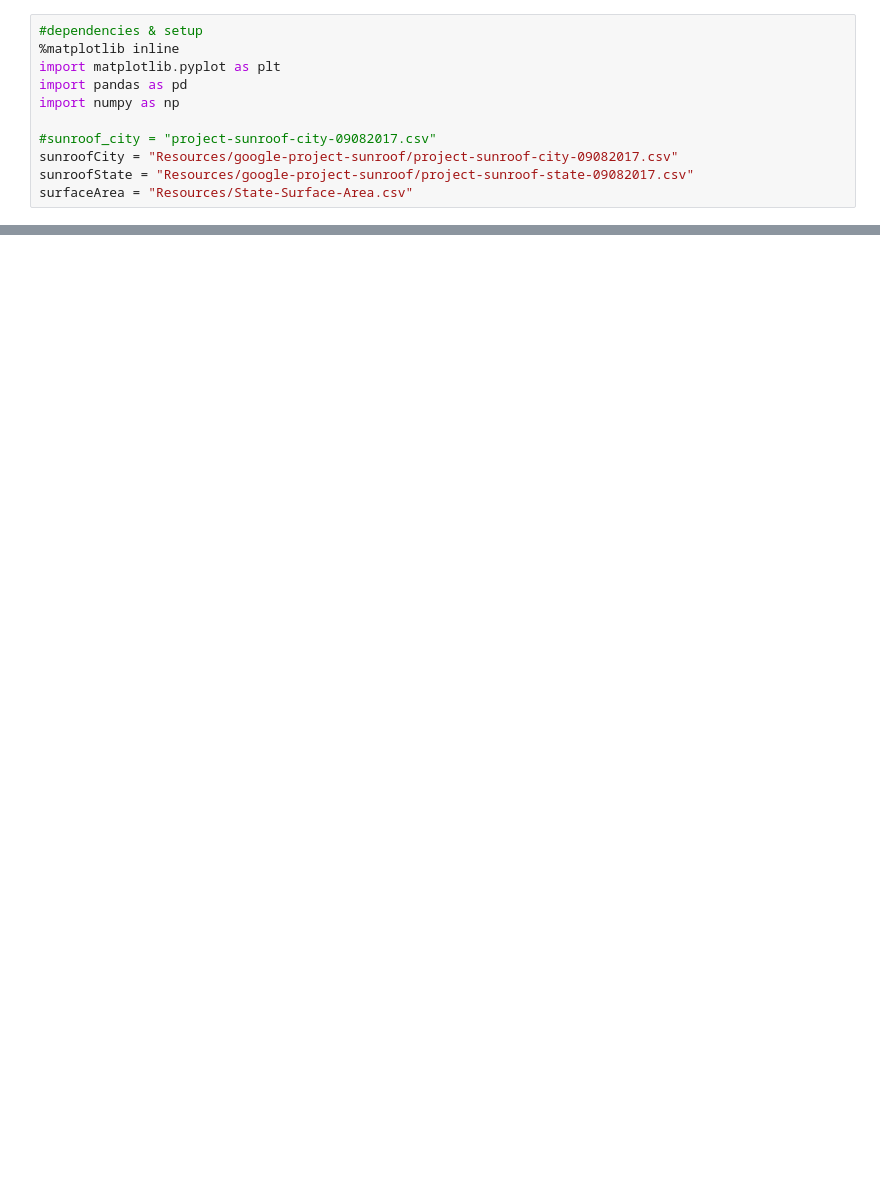
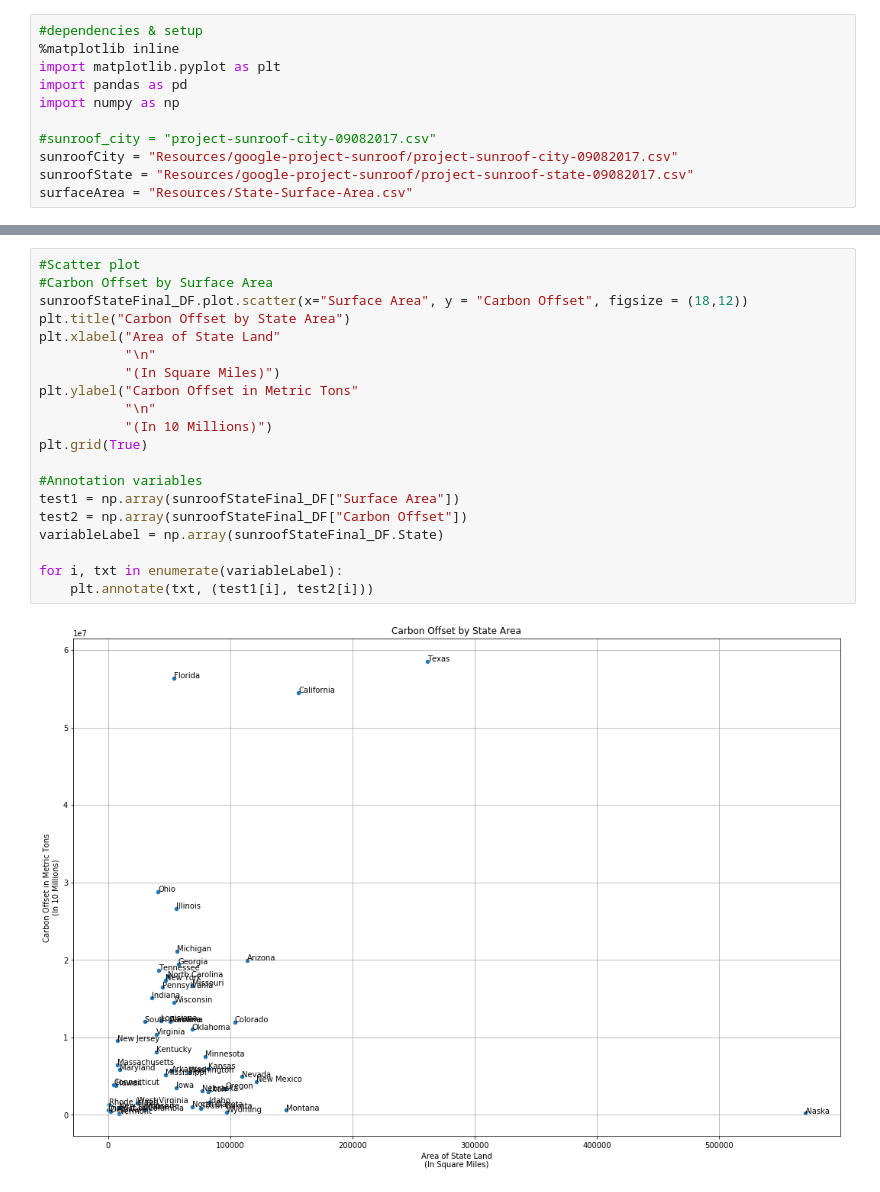
Before and after one commit to Agrattendick/Group-Project, a Jupyter notebook: Carbon Offsets for Solar Panels.ipynb, the cells around one changed output, grey strips where cells are left out. Saved outputs shown, nothing was run; the diff lists cells and outputs as text; blank space fills up the shorter version.

```diff
--- a/Carbon Offsets for Solar Panels.ipynb
+++ b/Carbon Offsets for Solar Panels.ipynb
@@ -65,3 +61,25 @@ Text(0,0.5,'Carbon Offset in Metric Tons')
+# %%
+#Scatter plot
+#Carbon Offset by Surface Area
+sunroofStateFinal_DF.plot.scatter(x="Surface Area", y = "Carbon Offset", figsize = (18,12))
+plt.title("Carbon Offset by State Area")
+plt.xlabel("Area of State Land"
+           "\n"
+           "(In Square Miles)")
+plt.ylabel("Carbon Offset in Metric Tons"
+           "\n"
+           "(In 10 Millions)")
+plt.grid(True)
+
+#Annotation variables
+test1 = np.array(sunroofStateFinal_DF["Surface Area"])
+test2 = np.array(sunroofStateFinal_DF["Carbon Offset"])
+variableLabel = np.array(sunroofStateFinal_DF.State)
+
+for i, txt in enumerate(variableLabel):
+    plt.annotate(txt, (test1[i], test2[i]))
+# %% [output]
+[figure, added]
 # %%
 #Scatter plot
 #Carbon Offset by Surface Area
```
Also changed, not shown: parts of 5 cells of this notebook.
